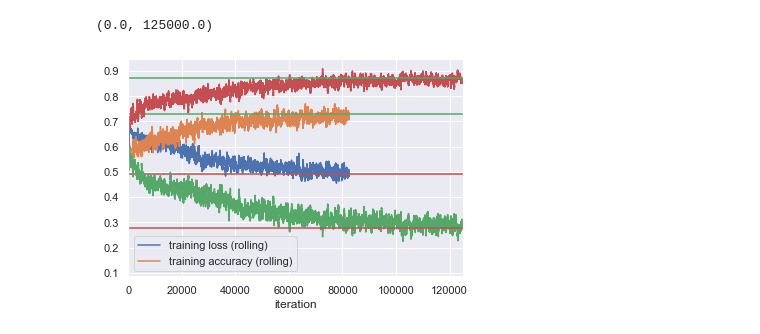
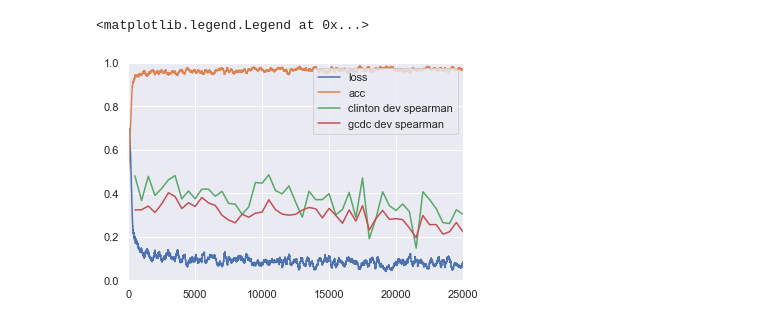
Before and after one commit to adianliusie/CoherenceModelling, a Jupyter notebook: plot_training_curves.ipynb, the cells around one changed output. Saved outputs shown, nothing was run; the diff lists cells and outputs as text; code cells hidden in the pictures.

```diff
--- a/plot_training_curves.ipynb
+++ b/plot_training_curves.ipynb
@@ -42,15 +0,0 @@ def get_exp_path(name, base='shf'):
-# %%
-exp_name = 'glove_rank_long'
-exp_name_2 = 'glove_wiki_rank_loss'
-exp_path = get_exp_path(exp_name, base='rnd')
-exp_path_2 = get_exp_path(exp_name_2)
-
-print_curve(exp_path)
-print_curve(exp_path_2)
-
-plt.xlabel('iteration')
-plt.legend(['training loss (rolling)', 'training accuracy (rolling)'])
-plt.xlim(0,125_000)
-# %% [output]
-(0.0, 125000.0)
-[figure, removed]
@@ -67,0 +30,28 @@ log_path = f'{exp_dir}/train_curves.json'
+# %%
+sns.set_theme()
+
+path = f'/home/alta/Conversational/OET/al826/2021/coherence/results/finetuning/rob_shf_base/train_curves.json'
+
+output = get_lists(path)
+
+x = np.arange(1, len(output['tr_loss'])+1)
+train_loss = moving_average(output['tr_loss'], 200)
+train_acc = moving_average(output['tr_acc'], 200)
+plt.plot(x, train_loss)
+plt.plot(x, train_acc)
+
+x_dev = 500*np.arange(1, len(output['clinton']['spear'])+1)
+plt.plot(x_dev, output['clinton']['spear'])
+plt.plot(x_dev, output['gcdc']['spear'])
+
+#plt.plot(x_dev, output['enron']['spear'])
+#plt.plot(x_dev, output['yahoo']['spear'])
+#plt.plot(x_dev, output['yelp']['spear'])
+
+plt.xlim(0,25000)
+plt.ylim(0,1)
+
+plt.legend(['loss', 'acc', 'clinton dev spearman', 'gcdc dev spearman'], loc=1)
+# %% [output]
+<matplotlib.legend.Legend at 0x...>
+[figure, added]
```
Also changed, not shown: parts of 6 cells of this notebook, 11 other files.
